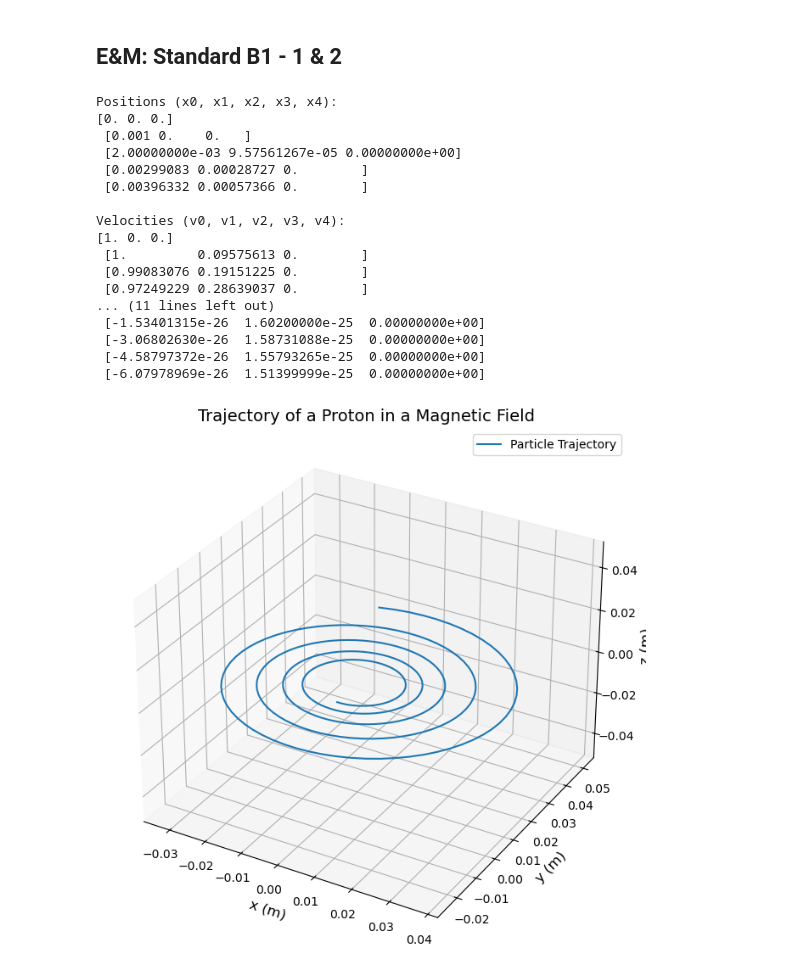
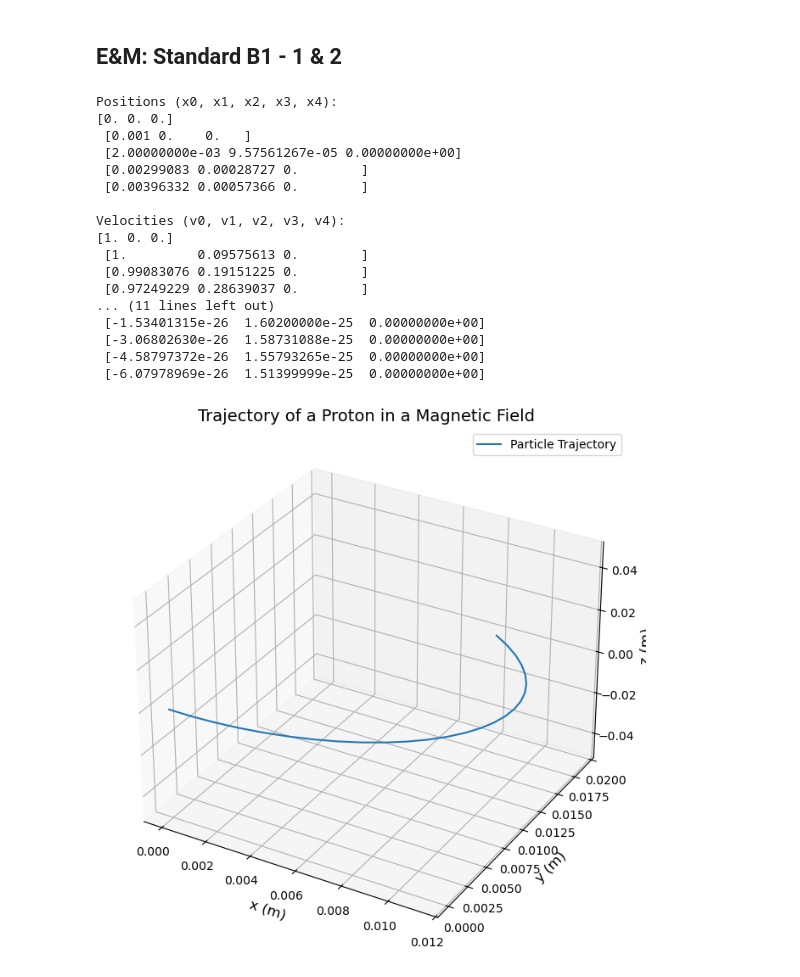
Before and after one commit to lo-bailey/Electricity-Magnetism, a Jupyter notebook: Standard B1.ipynb, the cells around one changed output. Saved outputs shown, nothing was run; the diff lists cells and outputs as text; code cells hidden in the pictures.

Commit message:
updated step size, n

```diff
--- a/Standard B1.ipynb
+++ b/Standard B1.ipynb
@@ -11,7 +11,7 @@ q = 1.602E-19  # Charge of proton (Coulombs)
 m = 1.673E-27  # Mass of proton (kg)
 B = np.array([0, 0, -1E-6])  # Magnetic field in the z-direction (Tesla)
 dt = 0.001  # Time step (seconds)
-n = 300 # Number of steps
+n = 25 # Number of steps
 
 # Initial conditions
 x = np.array([0.0, 0.0, 0.0])  # Initial position (m)
@@ -60,31 +60,31 @@ print(F_vals[0], "\n", F_vals[1], "\n", F_vals[2], "\n", F_vals[3], "\n", F_vals
 # Plot the trajectory
 fig = plt.figure(figsize=(10, 8))
 ax = fig.add_subplot(111, projection='3d')
 ax.plot(x_vals[:, 0], x_vals[:, 1], x_vals[:, 2], label="Particle Trajectory")
 
 #Configure plot
 ax.set_title("Trajectory of a Proton in a Magnetic Field", fontsize=14)
 ax.set_xlabel("x (m)", fontsize=12)
 ax.set_ylabel("y (m)", fontsize=12)
 ax.set_zlabel("z (m)", fontsize=12)
 ax.legend()
 plt.show()
 # %% [output]
 Positions (x0, x1, x2, x3, x4):
 [0. 0. 0.]
  [0.001 0.    0.   ]
  [2.00000000e-03 9.57561267e-05 0.00000000e+00]
  [0.00299083 0.00028727 0.        ]
  [0.00396332 0.00057366 0.        ]
 
 Velocities (v0, v1, v2, v3, v4):
 [1. 0. 0.]
  [1.         0.09575613 0.        ]
  [0.99083076 0.19151225 0.        ]
  [0.97249229 0.28639037 0.        ]
 ... (11 lines left out)
  [-1.53401315e-26  1.60200000e-25  0.00000000e+00]
  [-3.06802630e-26  1.58731088e-25  0.00000000e+00]
  [-4.58797372e-26  1.55793265e-25  0.00000000e+00]
  [-6.07978969e-26  1.51399999e-25  0.00000000e+00]
-[figure, old version]
+[figure, new version]
```
